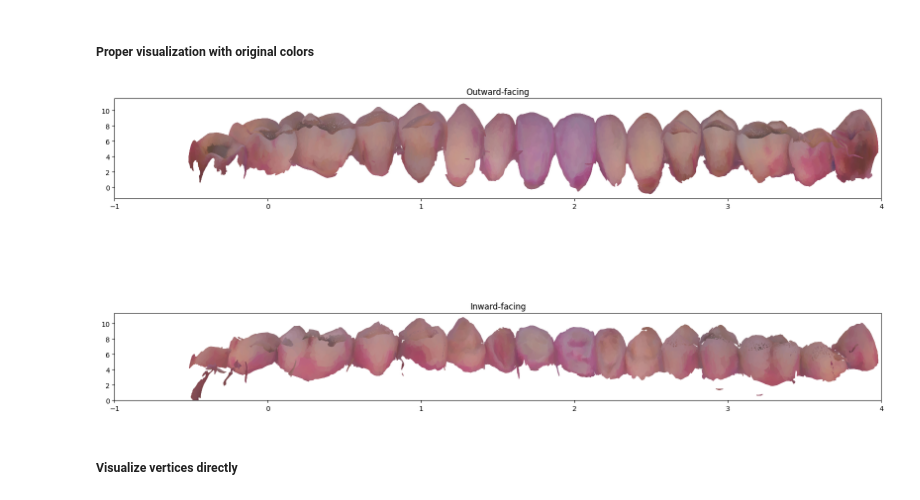
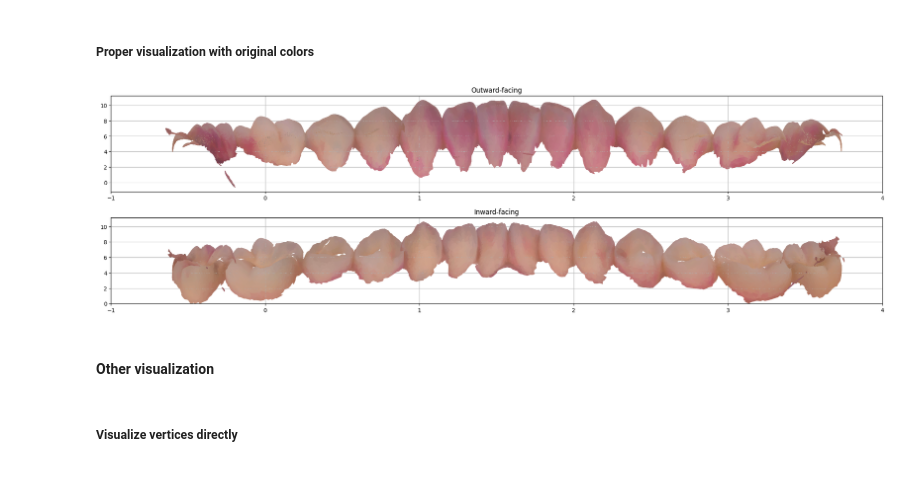
Before and after one commit to SunnyRT/dental_plaque_segmentation, a Jupyter notebook: uvmap_cyl_o3d.ipynb, the cells around one changed output. Cells and saved outputs as stored; diff of their text form; code cells hidden in the pictures.

```diff
--- a/uvmap_cyl_o3d.ipynb
+++ b/uvmap_cyl_o3d.ipynb
@@ -40,7 +40,7 @@ def remove_redundant_vertices(mesh):
     return cleaned_mesh
 # %%
 # Load the mesh
-mesh = o3d.io.read_triangle_mesh(r'D:\sunny\Codes\DPS\data_teethseg\origin\001002_origin.ply')
+mesh = o3d.io.read_triangle_mesh(r'D:\sunny\Codes\DPS\data_teethseg\origin\000101_origin.ply')
 # print(np.array(mesh.vertices).shape)
 # print(np.array(mesh.triangles).shape)
 
@@ -282,35 +282,39 @@ inward_segments = [[uv_inward[v1], uv_inward[v2]] for v1, v2 in inward_edges]
 
 # Create LineCollections
 outward_lines = LineCollection(outward_segments, colors=outward_edge_colors, linewidths=1)
 inward_lines = LineCollection(inward_segments, colors=inward_edge_colors, linewidths=1)
 
 
 """########################################## Plot the triangulated mesh with colored faces and edges ###########################################"""
 # Plot the triangulated mesh with colored faces
-fig, ax = plt.subplots(2, 1, figsize=(20, 10))
+fig, ax = plt.subplots(2, 1, figsize=(25, 7))
 
 # Plot outward-facing vertices
 ax[0].add_collection(outward_collection)
 ax[0].add_collection(outward_lines)
 ax[0].autoscale_view()
 ax[0].set_aspect('equal', adjustable='box')
 ax[0].set_xlim([-1, 4])
 ax[0].set_title('Outward-facing')
 ax[0].set_aspect(aspect=0.05)
+ax[0].grid(True)
 
 # Plot inward-facing vertices
 ax[1].add_collection(inward_collection)
 ax[1].add_collection(inward_lines)
 ax[1].autoscale_view()
 ax[1].set_aspect('equal', adjustable='box')
 ax[1].set_xlim([-1, 4])
 ax[1].set_ylim([0, None])
 ax[1].set_title('Inward-facing')
 ax[1].set_aspect(aspect=0.05)
+ax[1].grid(True)
 
 plt.show()
 # %% [output]
-[figure, old version]
+[figure, new version]
+# %% [markdown]
+#### Other visualization
 # %% [markdown]
 ##### Visualize vertices directly
 # %%
```
Also changed, not shown: parts of 4 cells of this notebook.
